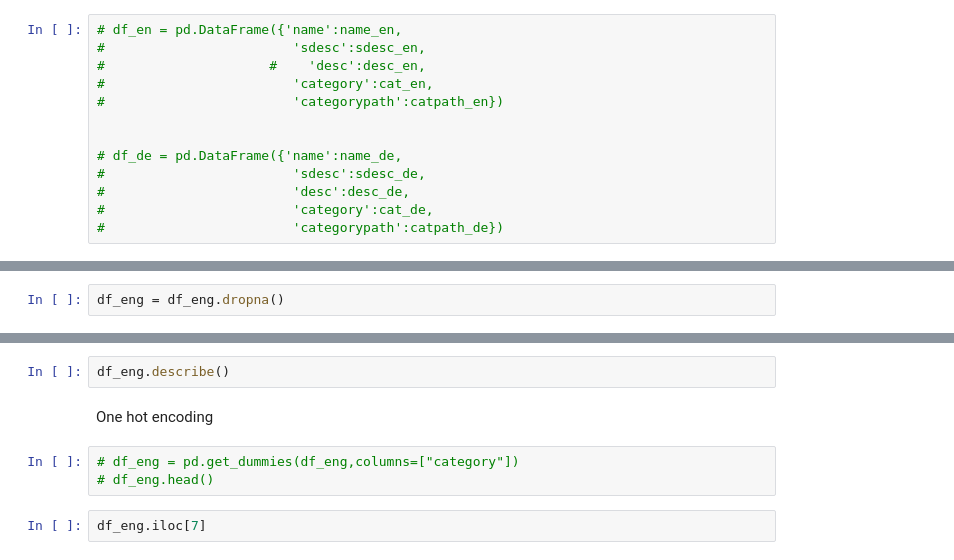
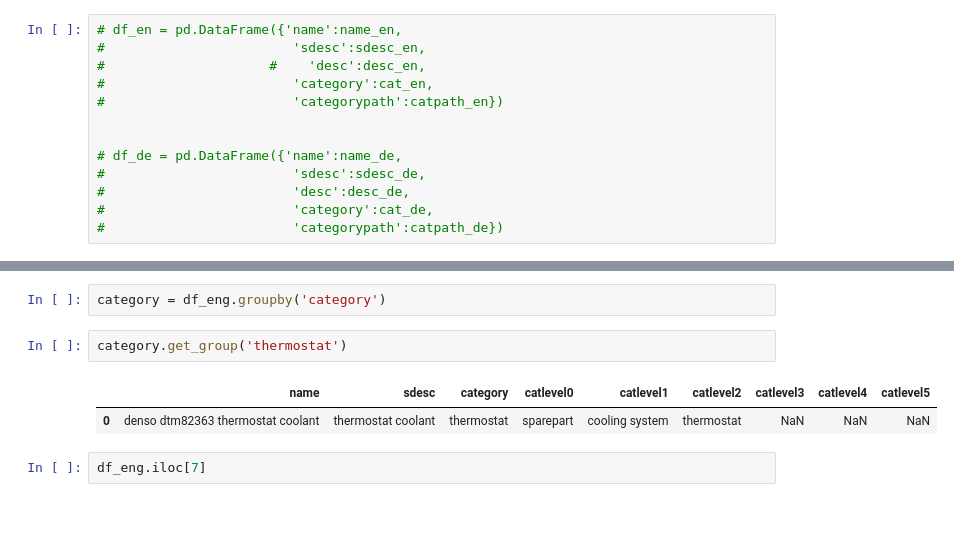
Before and after one commit to shoneyJ/dl_pytorch, a Jupyter notebook: fetchDatafromDb/getProductDetails.ipynb, the cells around one changed output, grey strips where cells are left out. Cells and saved outputs as stored; diff of their text form; blank space fills up the shorter version.

```diff
--- a/fetchDatafromDb/getProductDetails.ipynb
+++ b/fetchDatafromDb/getProductDetails.ipynb
@@ -129,2 +122,0 @@ df_eng.shape
-# %%
-df_eng = df_eng.dropna()
@@ -135,10 +132,10 @@ df_eng.head()
-# %%
-df_eng.describe()
-# %% [markdown]
-One hot encoding
-# %%
-# df_eng = pd.get_dummies(df_eng,columns=["category"])
-# df_eng.head()
+# %%
+category = df_eng.groupby('category')
+# %%
+category.get_group('thermostat')
+# %% [output]
+|  | name | sdesc | category | catlevel0 | catlevel1 | catlevel2 | catlevel3 | catlevel4 | catlevel5 |
+| 0 | denso dtm82363 thermostat coolant | thermostat coolant | thermostat | sparepart | cooling system | thermostat | NaN | NaN | NaN |
 # %%
 df_eng.iloc[7]
 # %%
```
Also changed, not shown: parts of 9 cells of this notebook, 7 other files.
